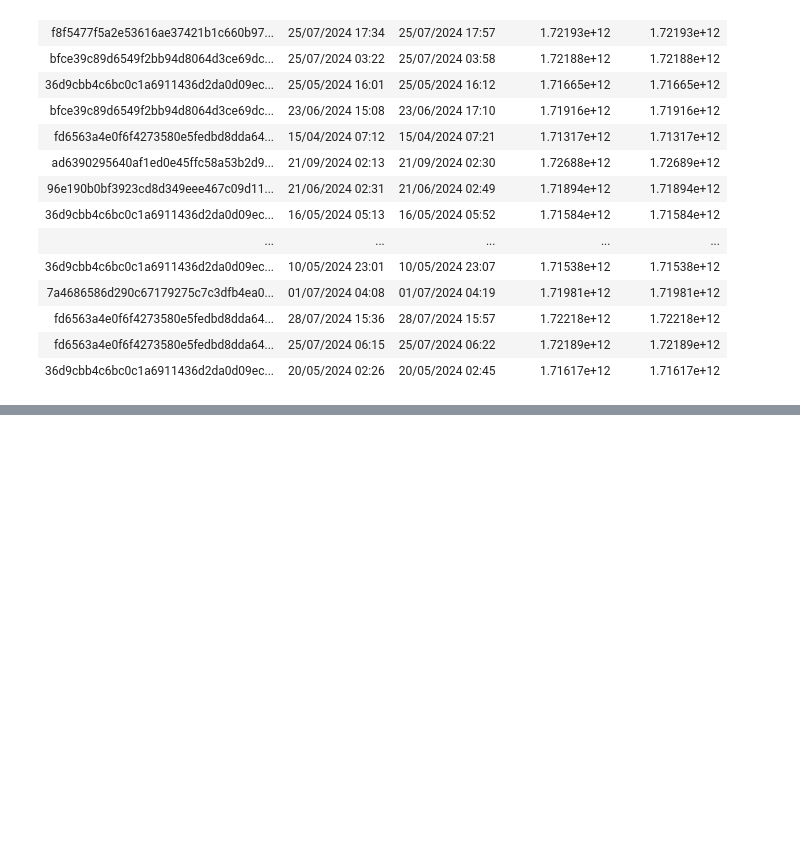
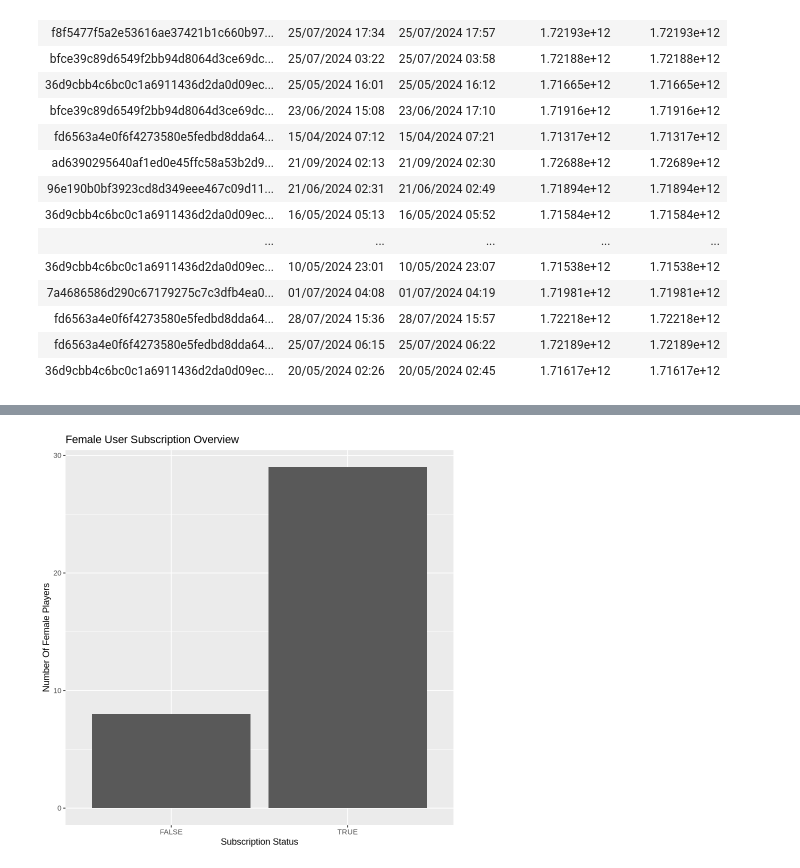
Before and after one commit to 90419359/data-science-project, a Jupyter notebook: junxiaolu 90419359 data science 100 project.ipynb, the cells around one changed output, grey strips where cells are left out. Cells and saved outputs as stored; diff of their text form; code cells hidden in the pictures; blank space fills up the shorter version.

Commit message:
data and summarize

```diff
--- a/junxiaolu 90419359 data science 100 project.ipynb
+++ b/junxiaolu 90419359 data science 100 project.ipynb
@@ -140,0 +125,7 @@ A tibble: 7 × 2
+# %%
+Player_data <- Player_data |>
+  mutate(gender_simple = ifelse(
+    gender == "Male", "Male",
+    ifelse(gender == "Female", "Female", "Other")
+  ))
+Player_data
@@ -140,0 +152,5 @@ A tibble: 7 × 2
+# %%
+gender_subscribe <- Player_data |>
+  group_by(gender_simple, subscribe) |>
+  summarize(count = n())
+gender_subscribe
@@ -140,0 +169,10 @@ A tibble: 7 × 2
+# %%
+# creates a visualization and explain the relationship between them
+gender_subscribe_female_bar <-  gender_subscribe |>
+     filter(gender_simple == "Female") |>
+     ggplot(aes(x=subscribe,y=count)) +
+     geom_bar(stat="identity")+
+     labs(x="Subscription Status",y="Number Of Female Players",title="Female User Subscription Overview")
+gender_subscribe_female_bar
+# %% [output]
+[figure, added]
```
Also changed, not shown: parts of 15 cells of this notebook.
